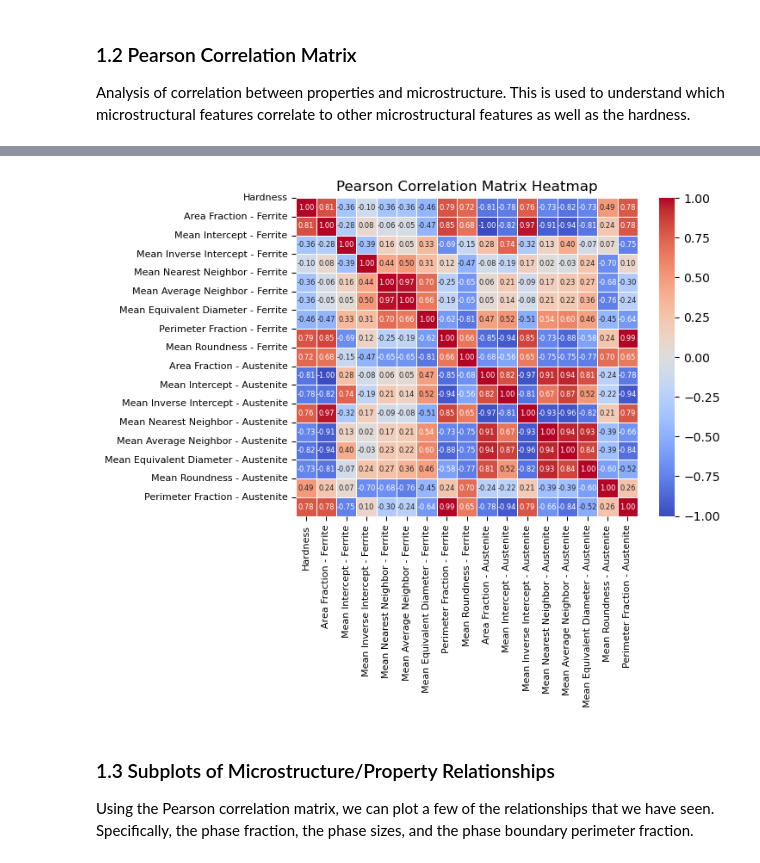
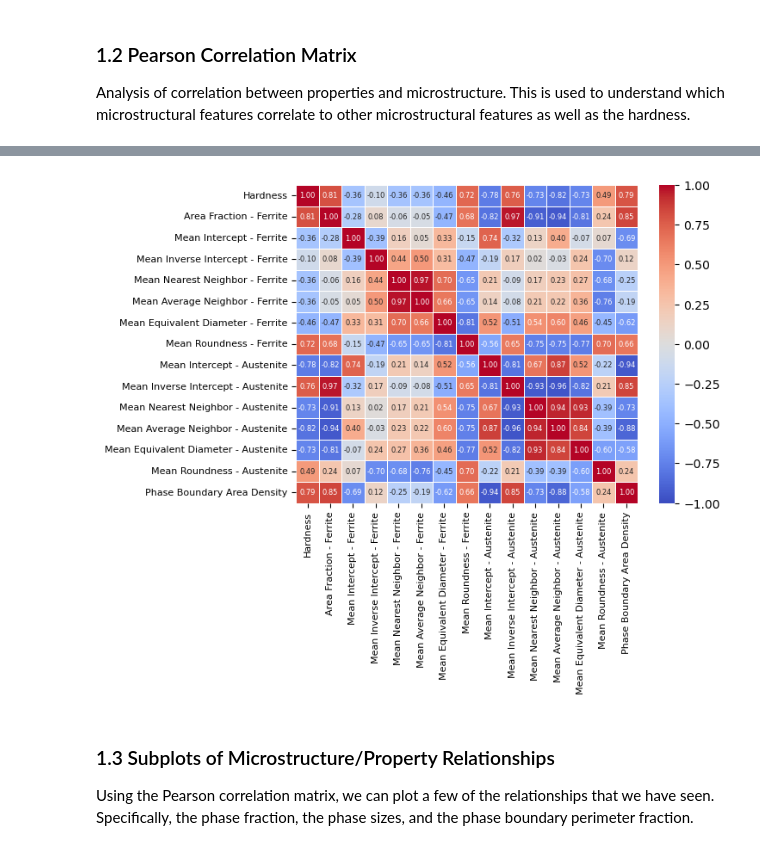
Before and after one commit to grantajo/MSE5820X, a Jupyter notebook: Project-1/MSE5820X_Project-1_Johnson.ipynb, the cells around one changed output, grey strips where cells are left out. Drawn from its saved outputs; the diff is of its cells as text; code cells hidden in the pictures.

```diff
--- a/Project-1/MSE5820X_Project-1_Johnson.ipynb
+++ b/Project-1/MSE5820X_Project-1_Johnson.ipynb
@@ -111,7 +111,12 @@ This is used to understand which microstructural features correlate to other mic
 df_original = pd.read_csv('Gleeble_Data.csv')
 perimeter = df_original.pop('Perimeter Fraction - Ferrite')
 df_original.insert(9, 'Perimeter Fraction - Ferrite', perimeter)
-df = df_original.drop(columns=['Sample','Distance from center']) # Remove the columns that can't be used for correlation coefficient measurement
+df = df_original.drop(columns=['Sample','Distance from center','Area Fraction - Austenite','Perimeter Fraction - Austenite']) # Remove the columns that can't be used for correlation coefficient measurement
+df.rename(columns={'Perimeter Fraction - Ferrite':'Phase Boundary Area Density'}, inplace=True)
+df = df[['Hardness', 'Area Fraction - Ferrite', 'Mean Intercept - Ferrite', 'Mean Inverse Intercept - Ferrite', 'Mean Nearest Neighbor - Ferrite', 'Mean Average Neighbor - Ferrite', 'Mean Equivalent Diameter - Ferrite', 'Mean Roundness - Ferrite', 'Mean Intercept - Austenite', 'Mean Inverse Intercept - Austenite', 'Mean Nearest Neighbor - Austenite', 'Mean Average Neighbor - Austenite', 'Mean Equivalent Diameter - Austenite', 'Mean Roundness - Austenite', 'Phase Boundary Area Density']]
+# column_headers = list(df.columns.values)
+# print(column_headers)
+
 df
 # %% [output]
 |  | Hardness | Area Fraction - Ferrite | Mean Intercept - Ferrite | Mean Inverse Intercept - Ferrite | Mean Nearest Neighbor - Ferrite | ... |
@@ -134,28 +139,33 @@ df
 # %%
 # Creating a correlation coefficient matrix
 pearson_corr = df.corr(method='pearson')
 
 # Calculating correlation and p-values for variables of interest
-r_value, p_value = pearsonr(df['Hardness'],df['Perimeter Fraction - Austenite'])
-r_value1, p_value1 = pearsonr(df['Hardness'],df['Area Fraction - Ferrite'])
+#r_value, p_value = pearsonr(df['Hardness'],df['Perimeter Fraction - Austenite'])
+#r_value1, p_value1 = pearsonr(df['Hardness'],df['Area Fraction - Ferrite'])
 
 # Plot the heatmap using the seaborn package
 ax = sns.heatmap(
     pearson_corr,
     annot=True,
     cmap='coolwarm',
     fmt='.2f',
     linewidths=0.5,
-    annot_kws={"size":6}
+    annot_kws={"size":6},
+    vmin=-1,
+    vmax=1
     )
-plt.title('Pearson Correlation Matrix Heatmap')
+#plt.title('Pearson Correlation Matrix Heatmap')
 plt.xticks(fontsize=8)
-ax.set_yticks(range(len(pearson_corr)))
+ax.set_yticks(np.arange(len(pearson_corr)) + 0.5)
+#ax.set_yticks(range(len(pearson_corr))+0.5)
 ax.set_yticklabels(pearson_corr.index, rotation=0, fontsize=8)
 
+plt.savefig('Pearson_corr_matrix_Gleeble.tif',dpi=450,bbox_inches='tight', pad_inches=0.1)
+
 plt.show()
 # %% [output]
-[figure, old version]
+[figure, new version]
 # %% [markdown]
 ### 1.3 Subplots of Microstructure/Property Relationships
 Using the Pearson correlation matrix, we can plot a few of the relationships that we have seen. Specifically, the phase fraction, the phase sizes, and the phase boundary perimeter fraction.
```
Also changed, not shown: 4 other files.
